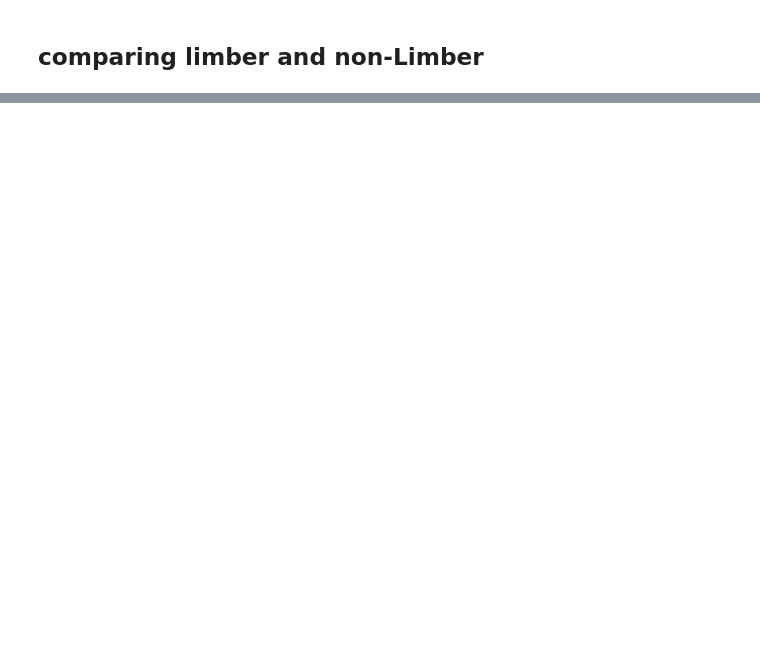
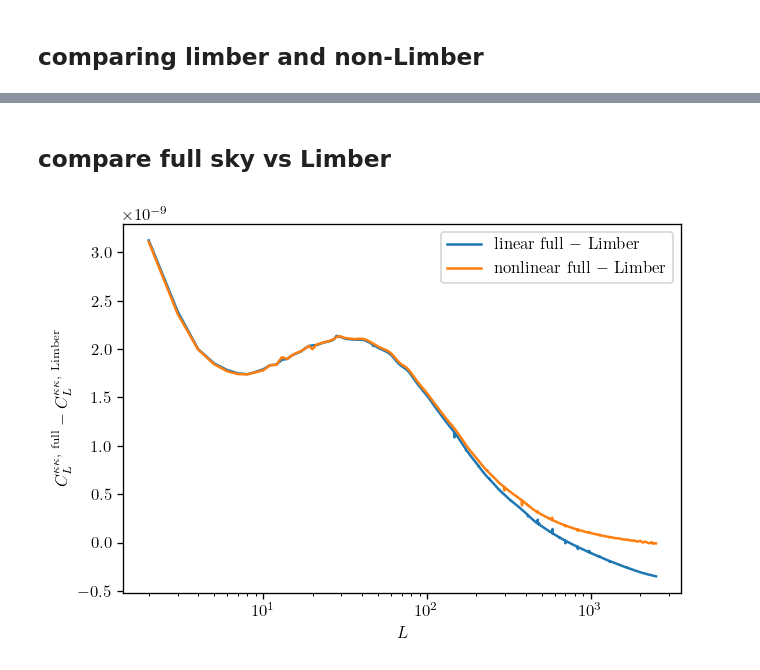
Before and after one commit to dljarque/LSST_CMBlensing_forecast, a Jupyter notebook: notebooks/cmb_lensing_auto.ipynb, the cells around one changed output, grey strips where cells are left out. Drawn from its saved outputs; the diff is of its cells as text; code cells hidden in the pictures; blank space fills up the shorter version.

```diff
--- a/notebooks/cmb_lensing_auto.ipynb
+++ b/notebooks/cmb_lensing_auto.ipynb
@@ -248,0 +246,17 @@ plt.show()
+# %% [markdown]
+## compare full sky vs Limber
+# %%
+plt.figure(figsize=(6, 4), dpi=120)
+
+# compare linear and nonlinear
+plt.plot(ells, cl_kappa_camb_lin-cl_kappa_lin_fullz, label='linear full $-$ Limber')
+plt.plot(ells, cl_kappa_camb_nonlin-cl_kappa_nonlin_fullz, label='nonlinear full $-$ Limber')
+
+plt.xscale('log')
+plt.xlabel(r'$L$')
+plt.ylabel(r'$C_{L}^{\kappa \kappa, \ \rm full} - C_{L}^{\kappa \kappa, \ \rm Limber}$')
+
+plt.legend()
+plt.show()
+# %% [output]
+[figure, added]
```
Also changed, not shown: parts of 8 cells of this notebook, 4 other files.
